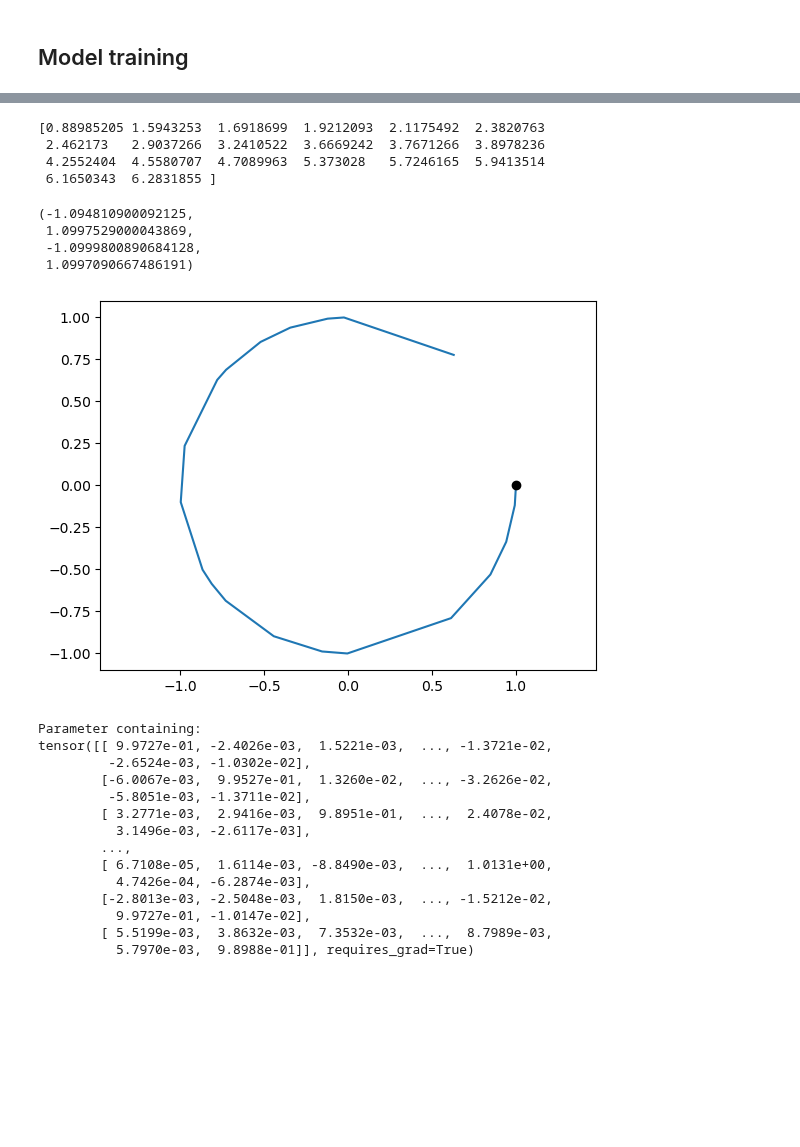
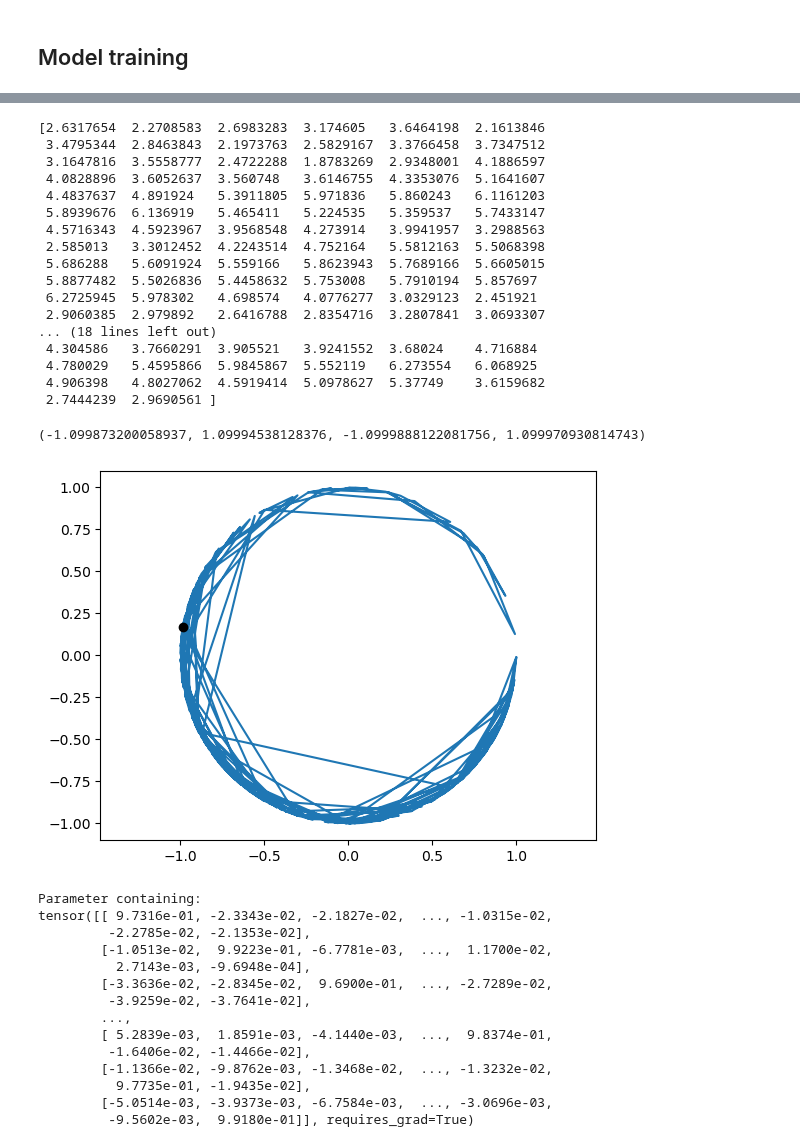
Before and after one commit to bioAI-Oslo/RNN-Adding-Problem-Representations, a Jupyter notebook: notebooks/regularized.ipynb, the cells around one changed output, grey strips where cells are left out. Drawn from its saved outputs; the diff is of its cells as text; code cells hidden in the pictures; blank space fills up the shorter version.

```diff
--- a/notebooks/regularized.ipynb
+++ b/notebooks/regularized.ipynb
@@ -79,9 +79,9 @@ if train1:
     # model2 = torch_RNN1(input_size,t_steps,output_size,hidden_size,lr=0.01,irnn=True,outputnn=False,Wx_normalize=True)
     # model1 = torch_RNN_full_manual(input_size,t_steps,output_size,hidden_size,lr=0.001,irnn=False,outputnn=True,Wx_normalize=False,activation=False)
     # model1 = RNN_L2(input_size,t_steps,output_size,hidden_size,lr=0.001,w_decay=0.000,act_decay=1000,irnn=False,outputnn=True,Wx_normalize=False,activation=False)
-    model1 = RNN_circular_ND(input_size,t_steps,output_size,hidden_size,lr=0.0001,w_decay=0.000,act_decay=0.01,irnn=True,outputnn=False,Wx_normalize=False,activation=False,rotation_init=False,bias=False)
+    model1 = RNN_circular_ND_pm(input_size,t_steps,output_size,hidden_size,lr=0.0001,w_decay=0.000,act_decay=0.01,irnn=True,outputnn=False,Wx_normalize=False,activation=True,rotation_init=False,bias=False)
     # print("Guess on the first 15 training data: ", model1(data[0:15]))
-    _ = model1.train(epochs=5000)
+    _ = model1.train(epochs=7000)
     model1.plot_losses(average=30)
     # model1.plot_accs()
     print("Guess on the first 15 training data: ", model1(data[0:15]))
@@ -255,26 +258,40 @@ tensor([[0.5953, 0.8052, 1.0518, 1.2845, 1.8463, 2.2357, 2.3043, 2.3193, 2.8227,
 # %%
+t_test = 200
+
+data,labels = datagen_circular_pm(1000,t_test)
+
 # Plot circle from data
-data_raw = labels[91].detach().numpy()
+data_raw = labels[122].detach().numpy()
 print(data_raw)
-data_points = np.zeros((t_steps,2))
-for i in range(t_steps):
+data_points = np.zeros((t_test,2))
+for i in range(t_test):
     data_points[i,0] = np.cos(data_raw[i])
     data_points[i,1] = np.sin(data_raw[i])
 
 
 plt.plot(data_points[:,0],data_points[:,1],"-")
 plt.plot(data_points[-1,0],data_points[-1,1],"o",color="black")
 plt.axis("equal")
 # %% [output]
-[0.88985205 1.5943253  1.6918699  1.9212093  2.1175492  2.3820763
- 2.462173   2.9037266  3.2410522  3.6669242  3.7671266  3.8978236
- 4.2552404  4.5580707  4.7089963  5.373028   5.7246165  5.9413514
- 6.1650343  6.2831855 ]
+[2.6317654  2.2708583  2.6983283  3.174605   3.6464198  2.1613846
+ 3.4795344  2.8463843  2.1973763  2.5829167  3.3766458  3.7347512
+ 3.1647816  3.5558777  2.4722288  1.8783269  2.9348001  4.1886597
+ 4.0828896  3.6052637  3.560748   3.6146755  4.3353076  5.1641607
+ 4.4837637  4.891924   5.3911805  5.971836   5.860243   6.1161203
+ 5.8939676  6.136919   5.465411   5.224535   5.359537   5.7433147
+ 4.5716343  4.5923967  3.9568548  4.273914   3.9941957  3.2988563
+ 2.585013   3.3012452  4.2243514  4.752164   5.5812163  5.5068398
+ 5.686288   5.6091924  5.559166   5.8623943  5.7689166  5.6605015
+ 5.8877482  5.5026836  5.4458632  5.753008   5.7910194  5.857697
+ 6.2725945  5.978302   4.698574   4.0776277  3.0329123  2.451921
+ 2.9060385  2.979892   2.6416788  2.8354716  3.2807841  3.0693307
+... (18 lines left out)
+ 4.304586   3.7660291  3.905521   3.9241552  3.68024    4.716884
+ 4.780029   5.4595866  5.9845867  5.552119   6.273554   6.068925
+ 4.906398   4.8027062  4.5919414  5.0978627  5.37749    3.6159682
+ 2.7444239  2.9690561 ]
-(-1.094810900092125,
- 1.0997529000043869,
- -1.0999800890684128,
- 1.0997090667486191)
+(-1.099873200058937, 1.09994538128376, -1.0999888122081756, 1.099970930814743)
-[figure, old version]
+[figure, new version]
 # %%
 # print(model1.input.weight)
 print(model1.hidden.weight)
@@ -282,19 +299,19 @@ print(model1.hidden.weight)
 # print(model1.output.weight)
 # %% [output]
 Parameter containing:
-tensor([[ 9.9727e-01, -2.4026e-03,  1.5221e-03,  ..., -1.3721e-02,
-         -2.6524e-03, -1.0302e-02],
-        [-6.0067e-03,  9.9527e-01,  1.3260e-02,  ..., -3.2626e-02,
-         -5.8051e-03, -1.3711e-02],
-        [ 3.2771e-03,  2.9416e-03,  9.8951e-01,  ...,  2.4078e-02,
-          3.1496e-03, -2.6117e-03],
+tensor([[ 9.7316e-01, -2.3343e-02, -2.1827e-02,  ..., -1.0315e-02,
+         -2.2785e-02, -2.1353e-02],
+        [-1.0513e-02,  9.9223e-01, -6.7781e-03,  ...,  1.1700e-02,
+          2.7143e-03, -9.6948e-04],
+        [-3.3636e-02, -2.8345e-02,  9.6900e-01,  ..., -2.7289e-02,
+         -3.9259e-02, -3.7641e-02],
         ...,
-        [ 6.7108e-05,  1.6114e-03, -8.8490e-03,  ...,  1.0131e+00,
-          4.7426e-04, -6.2874e-03],
-        [-2.8013e-03, -2.5048e-03,  1.8150e-03,  ..., -1.5212e-02,
-          9.9727e-01, -1.0147e-02],
-        [ 5.5199e-03,  3.8632e-03,  7.3532e-03,  ...,  8.7989e-03,
-          5.7970e-03,  9.8988e-01]], requires_grad=True)
+        [ 5.2839e-03,  1.8591e-03, -4.1440e-03,  ...,  9.8374e-01,
+         -1.6406e-02, -1.4466e-02],
+        [-1.1366e-02, -9.8762e-03, -1.3468e-02,  ..., -1.3232e-02,
+          9.7735e-01, -1.9435e-02],
+        [-5.0514e-03, -3.9373e-03, -6.7584e-03,  ..., -3.0696e-03,
+         -9.5602e-03,  9.9180e-01]], requires_grad=True)
 # %%
 # hc = 0
 # for h in model2.hts[0][0]:
```
Also changed, not shown: parts of 18 cells of this notebook, 2 other files.
